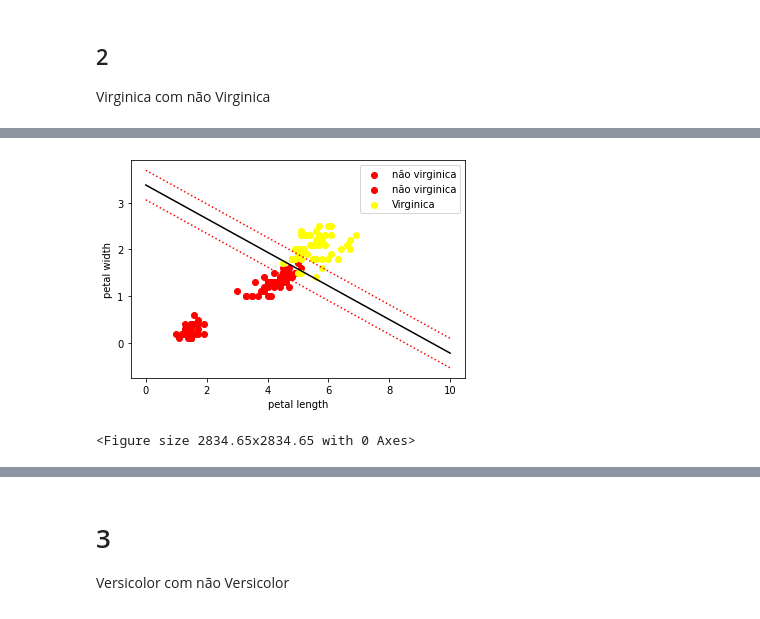
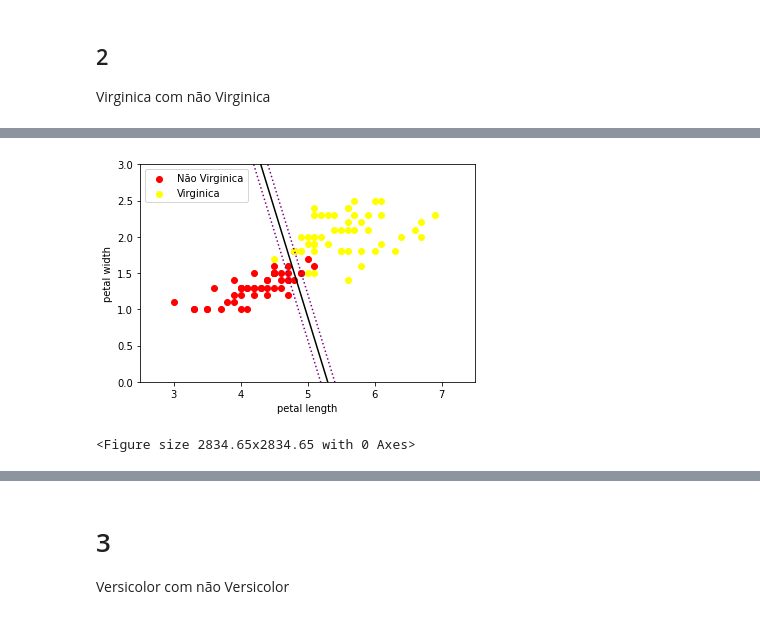
Before and after one commit to Faluhelyi/TOPICOS_2_cadernos, a Jupyter notebook: 9_4_An_Intro.ipynb, the cells around one changed output, grey strips where cells are left out. Cells and saved outputs as stored; diff of their text form; code cells hidden in the pictures.

```diff
--- a/9_4_An_Intro.ipynb
+++ b/9_4_An_Intro.ipynb
@@ -70,33 +103,33 @@ Virginica com não Virginica
 # %%
 # Dados não são perfeitamente separáveis => Support Vector Classifier
 
 x1 = np.linspace(0, 10, num=100)
-x2 = np.linspace(0, 10, num=100)
 
-p = np.array([4.8, 2.5]) #ponto no hyperplano
+p = np.array([4.8, 1.5]) #ponto no hyperplano
 beta = np.array([3,1]) #vetor ortogonal ao hyperplano
 beta0= np.inner(p, beta)
 
 modulo_beta = np.sqrt(3**2 + 1**2) #tamanho de beta
 
 margem = 1/modulo_beta
 
-y = (np.inner(p, beta)-x2*1.8)/5 #hyperplano
-plt.scatter(iris['petal_length'][iris['species']=='Iris-setosa'],iris['petal_width'][iris['species']=='Iris-setosa'],color='red', label = 'não virginica')
-plt.scatter(iris['petal_length'][iris['species']=='Iris-versicolor'],iris['petal_width'][iris['species']=='Iris-versicolor'],color='red', label = 'não virginica')
+y = (np.inner(p, beta)-x1*3)/1 #hyperplano
+
+plt.scatter(iris['petal_length'][iris['species']=='Iris-setosa'],iris['petal_width'][iris['species']=='Iris-setosa'],color='red')
+plt.scatter(iris['petal_length'][iris['species']=='Iris-versicolor'],iris['petal_width'][iris['species']=='Iris-versicolor'],color='red', label = 'Não Virginica')
 plt.scatter(iris['petal_length'][iris['species']=='Iris-virginica'],iris['petal_width'][iris['species']=='Iris-virginica'],color='yellow', label = 'Virginica')
 
 plt.plot(x1, y , color = 'black')
-plt.plot(x1, y+margem, color = 'red', linestyle = 'dotted')
-plt.plot(x1, y-margem, color = 'red', linestyle = 'dotted')
+plt.plot(x1, y+margem, color = 'purple', linestyle = 'dotted')
+plt.plot(x1, y-margem, color = 'purple', linestyle = 'dotted')
 
 plt.legend()
-#plt.ylim((0, 3))
-#plt.xlim((2.5, 7))
+plt.ylim((0, 3))
+plt.xlim((2.5, 7.5))
 plt.xlabel("petal length") #comprimento
 plt.ylabel("petal width") #largura
 plt.figure(figsize=((cm_to_inch(100), cm_to_inch(100))))
 plt.show()
 # %% [output]
-[figure, old version]
+[figure, new version]
 <Figure size 2834.65x2834.65 with 0 Axes>
```
Also changed, not shown: parts of 5 cells of this notebook.
